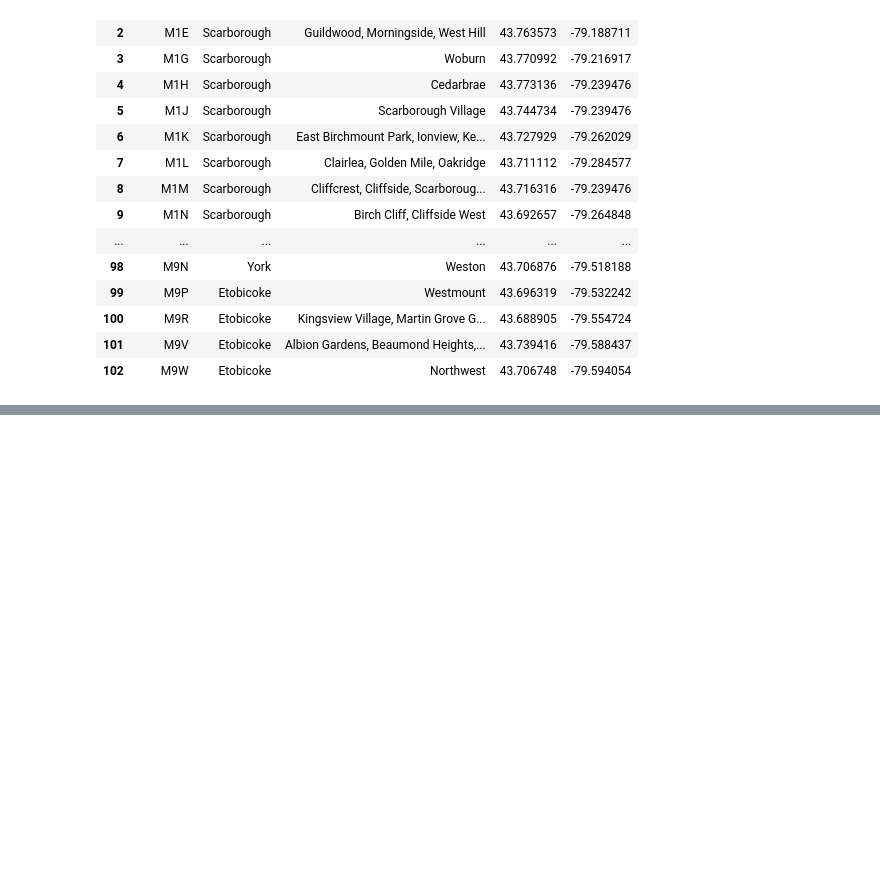
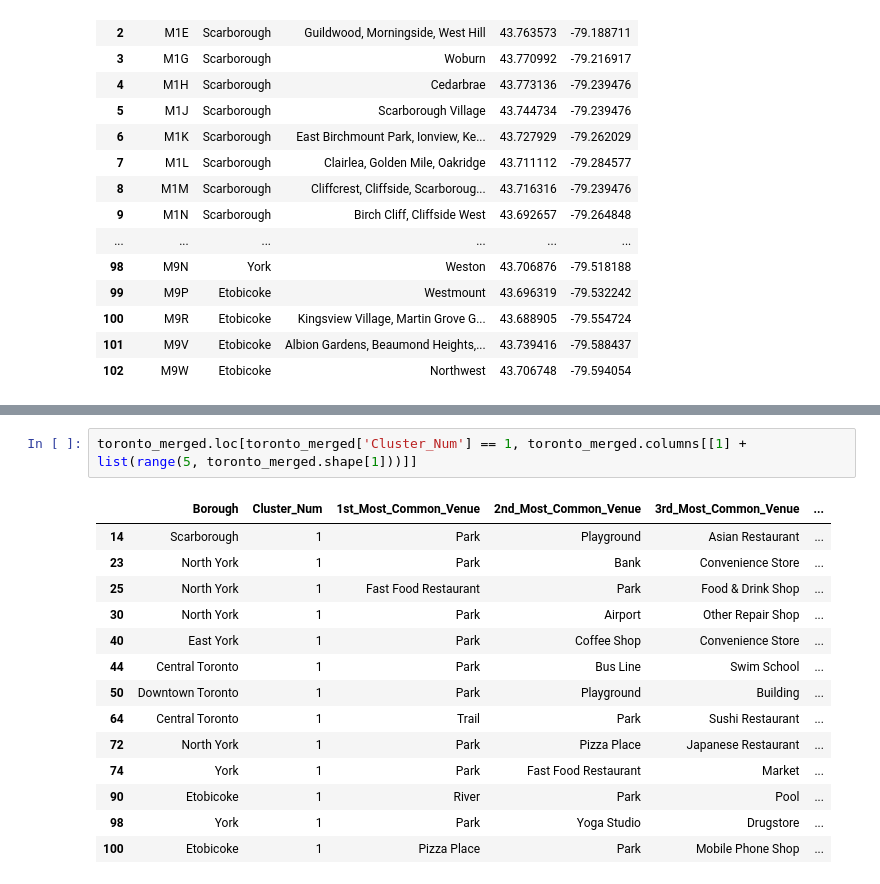
Before and after one commit to murphn86/Coursera_Capstone, a Jupyter notebook: Week 3 - WebScraper.ipynb, the cells around one changed output, grey strips where cells are left out. Drawn from its saved outputs; the diff is of its cells as text; blank space fills up the shorter version.

```diff
--- a/Week 3 - WebScraper.ipynb
+++ b/Week 3 - WebScraper.ipynb
@@ -236,0 +714,17 @@ newdf
+# %%
+toronto_merged.loc[toronto_merged['Cluster_Num'] == 1, toronto_merged.columns[[1] + list(range(5, toronto_merged.shape[1]))]]
+# %% [output]
+|  | Borough | Cluster_Num | 1st_Most_Common_Venue | 2nd_Most_Common_Venue | 3rd_Most_Common_Venue | ... |
+| 14 | Scarborough | 1 | Park | Playground | Asian Restaurant | ... |
+| 23 | North York | 1 | Park | Bank | Convenience Store | ... |
+| 25 | North York | 1 | Fast Food Restaurant | Park | Food & Drink Shop | ... |
+| 30 | North York | 1 | Park | Airport | Other Repair Shop | ... |
+| 40 | East York | 1 | Park | Coffee Shop | Convenience Store | ... |
+| 44 | Central Toronto | 1 | Park | Bus Line | Swim School | ... |
+| 50 | Downtown Toronto | 1 | Park | Playground | Building | ... |
+| 64 | Central Toronto | 1 | Trail | Park | Sushi Restaurant | ... |
+| 72 | North York | 1 | Park | Pizza Place | Japanese Restaurant | ... |
+| 74 | York | 1 | Park | Fast Food Restaurant | Market | ... |
+| 90 | Etobicoke | 1 | River | Park | Pool | ... |
+| 98 | York | 1 | Park | Yoga Studio | Drugstore | ... |
+| 100 | Etobicoke | 1 | Pizza Place | Park | Mobile Phone Shop | ... |
```
Also changed, not shown: parts of 59 cells of this notebook.
